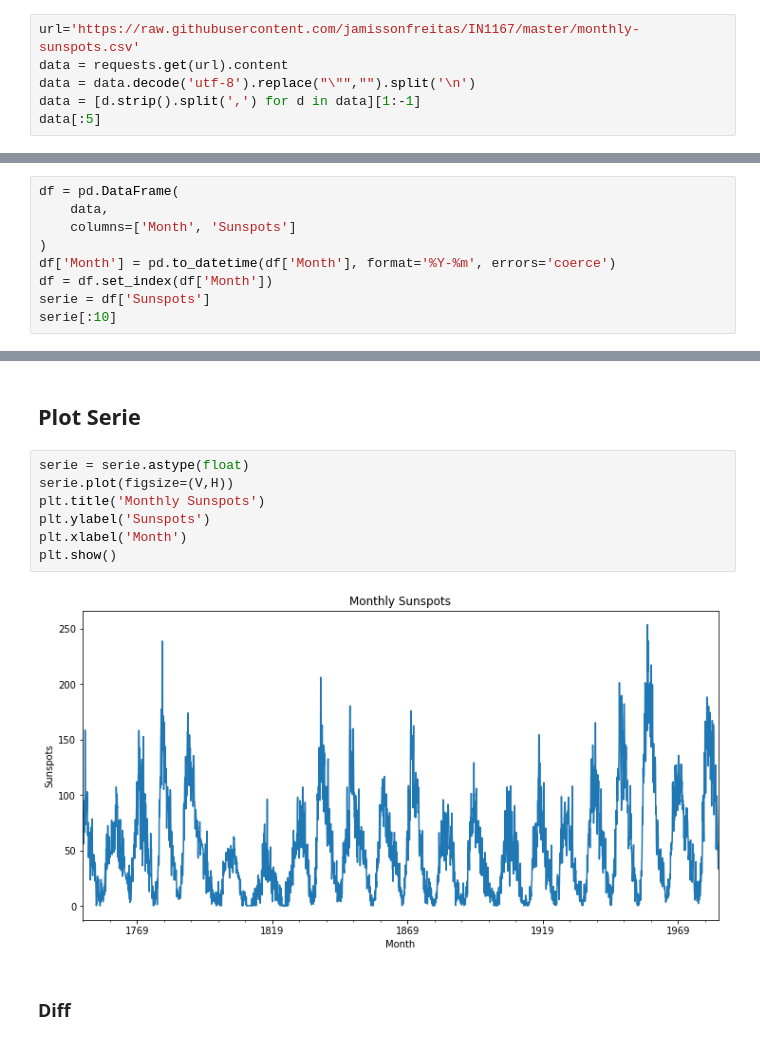
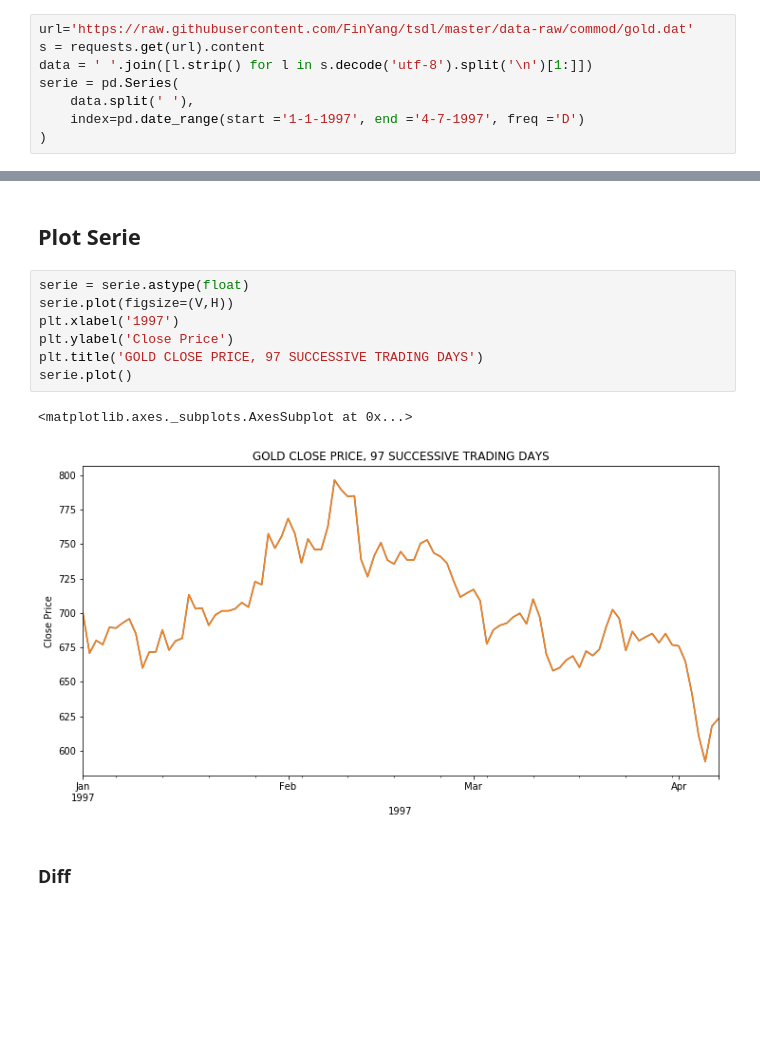
Before and after one commit to jamissonfreitas/IN1167, a Jupyter notebook: report_2.ipynb, the cells around one changed output, grey strips where cells are left out. Drawn from its saved outputs; the diff is of its cells as text; blank space fills up the shorter version.

```diff
--- a/report_2.ipynb
+++ b/report_2.ipynb
@@ -37,8 +49,10 @@ The units are a count and there are 2,820 observations. The source of the datase
 # %% [markdown]
 ## Data
 # %%
-url='https://raw.githubusercontent.com/jamissonfreitas/IN1167/master/monthly-sunspots.csv'
-data = requests.get(url).content
-data = data.decode('utf-8').replace("\"","").split('\n')
-data = [d.strip().split(',') for d in data][1:-1]
-data[:5]
+url='https://raw.githubusercontent.com/FinYang/tsdl/master/data-raw/commod/gold.dat'
+s = requests.get(url).content
+data = ' '.join([l.strip() for l in s.decode('utf-8').split('\n')[1:]])
+serie = pd.Series(
+    data.split(' '),
+    index=pd.date_range(start ='1-1-1997', end ='4-7-1997', freq ='D')
+)
@@ -51,9 +58,0 @@ data[:5]
-# %%
-df = pd.DataFrame(
-    data,
-    columns=['Month', 'Sunspots']
-)
-df['Month'] = pd.to_datetime(df['Month'], format='%Y-%m', errors='coerce')
-df = df.set_index(df['Month'])
-serie = df['Sunspots']
-serie[:10]
@@ -75,12 +61,13 @@ Name: Sunspots, dtype: object
 # %%
 serie = serie.astype(float)
 serie.plot(figsize=(V,H))
-plt.title('Monthly Sunspots')
-plt.ylabel('Sunspots')
-plt.xlabel('Month')
-plt.show()
+plt.xlabel('1997')
+plt.ylabel('Close Price')
+plt.title('GOLD CLOSE PRICE, 97 SUCCESSIVE TRADING DAYS')
+serie.plot()
 # %% [output]
+<matplotlib.axes._subplots.AxesSubplot at 0x...>
-[figure, old version]
+[figure, new version]
 # %% [markdown]
 ### Diff
 # %%
```
Also changed, not shown: parts of 27 cells of this notebook.
